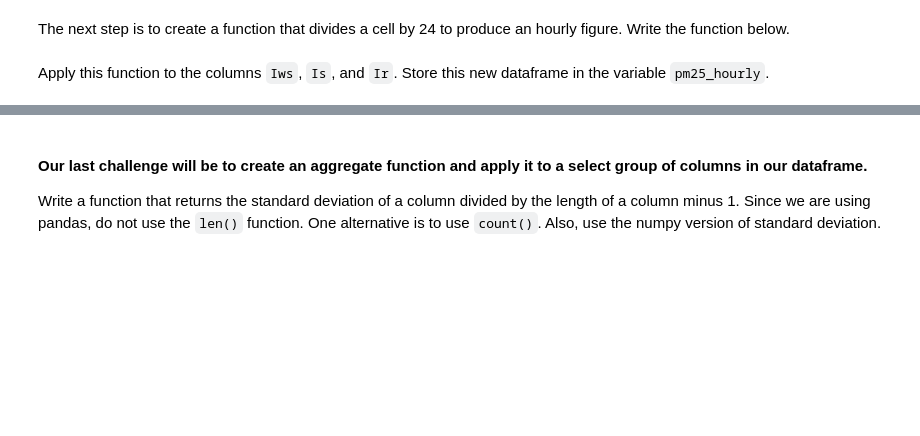
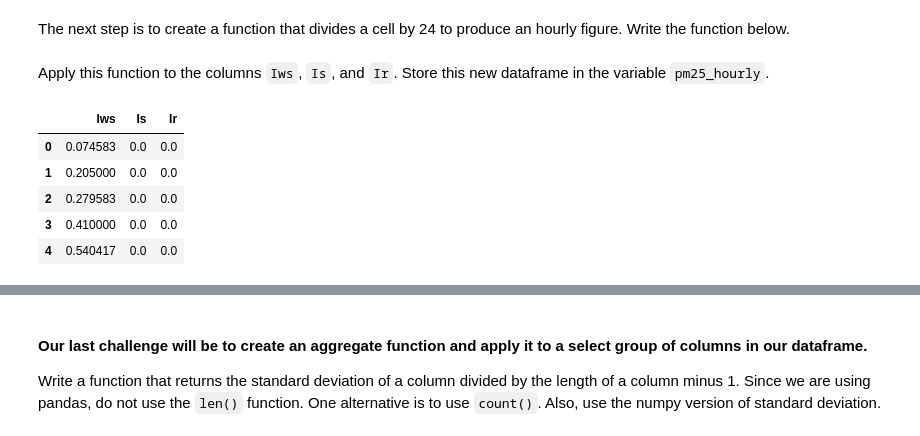
Before and after one commit to silviaherf/datamad0820, a Jupyter notebook: module-1/lab-map-reduce-filter/your-code/main.ipynb, the cells around one changed output, grey strips where cells are left out. Drawn from its saved outputs; the diff is of its cells as text; code cells hidden in the pictures; blank space fills up the shorter version.

```diff
--- a/module-1/lab-map-reduce-filter/your-code/main.ipynb
+++ b/module-1/lab-map-reduce-filter/your-code/main.ipynb
@@ -259,0 +268,19 @@ Apply this function to the columns `Iws`, `Is`, and `Ir`. Store this new datafra
+# %%
+# Your code here:
+# Queríamos hacerlo con replace pero al buscar info hemos encontrado la función apply,
+# hay opiniones de que puede dar problemas pero creo que aquí funciona
+
+Iws = pm25["Iws"].apply(hourly)
+Is = pm25["Is"].apply(hourly)
+Ir = pm25["Ir"].apply(hourly)
+
+
+pm25_hourly = pd.DataFrame ({"Iws":Iws, "Is":Is, "Ir":Ir})
+pm25_hourly.head()
+# %% [output]
+|  | Iws | Is | Ir |
+| 0 | 0.074583 | 0.0 | 0.0 |
+| 1 | 0.205000 | 0.0 | 0.0 |
+| 2 | 0.279583 | 0.0 | 0.0 |
+| 3 | 0.410000 | 0.0 | 0.0 |
+| 4 | 0.540417 | 0.0 | 0.0 |
```
Also changed, not shown: parts of 14 cells of this notebook.
